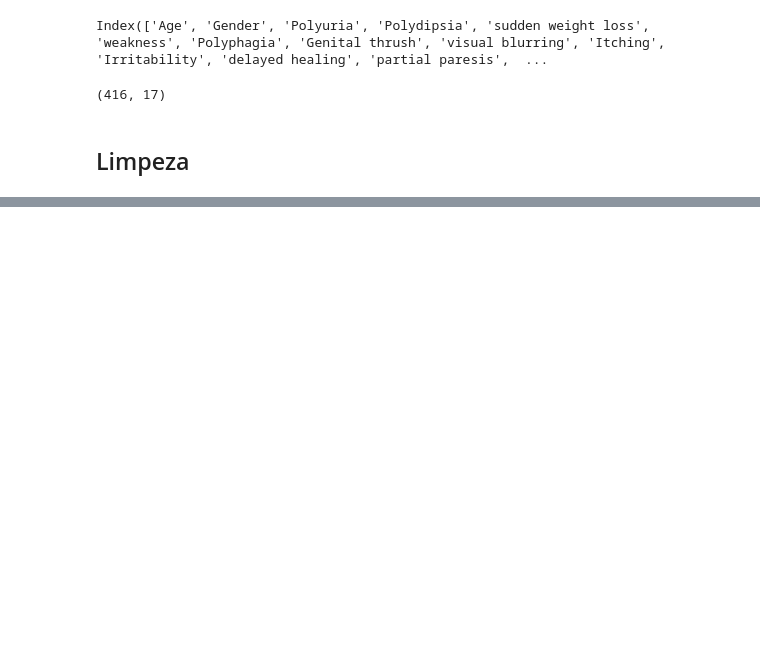
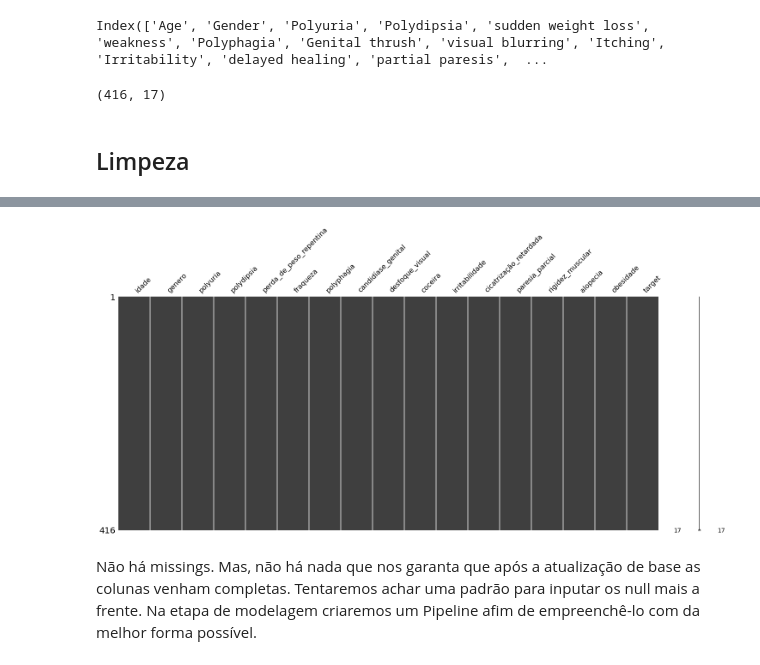
Before and after one commit to grazimelo/case-sbf, a Jupyter notebook: notebooks/1_data_cleaning .ipynb, the cells around one changed output, grey strips where cells are left out. Cells and saved outputs as stored; diff of their text form; code cells hidden in the pictures; blank space fills up the shorter version.

```diff
--- a/notebooks/1_data_cleaning .ipynb
+++ b/notebooks/1_data_cleaning .ipynb
@@ -72,0 +74,2 @@ df_train.shape
+# %%
+df_train.reset_index(drop=True,inplace=True)
@@ -72,0 +93,4 @@ df_train.shape
+# %%
+variaveis_categoricas = set(df_train.select_dtypes(include=['object']).columns.tolist())
+for var_cat in variaveis_categoricas:
+    df_train[var_cat]=df_train[var_cat].str.lower()
@@ -72,0 +120,7 @@ df_train.shape
+# %%
+list_yes_no = ['polyuria', 'polydipsia', 'perda_de_peso_repentina', 'fraqueza', 'polyphagia', 'candidíase_genital', 'desfoque_visual', 'coceira', 'irritabilidade', 'cicatrização_retardada', 'paresia_parcial', 'rigidez_muscular', 'alopecia', 'obesidade']
+for lista in list_yes_no:
+    df_train[lista] = df_train[lista].map({"no":0, "yes":1}.get)
+# %%
+df_train['genero'] = df_train['genero'] .map({'female': 1, 'male': 0})
+df_train['target'] = df_train['target'].map({'positive': 1, 'negative': 0})
@@ -72,0 +179,8 @@ df_train.shape
+# %%
+#Plotando a matrix para uma melhor visualização.
+msno.matrix(df_train)
+plt.show()
+# %% [output]
+[figure, added]
+# %% [markdown]
+Não há missings. Mas, não há nada que nos garanta que após a atualização de base as colunas venham completas. Tentaremos achar uma padrão para inputar os null mais a frente. Na etapa de modelagem criaremos um Pipeline afim de empreenchê-lo com da melhor forma possível.
```
Also changed, not shown: parts of 17 cells of this notebook, 4 other files.
